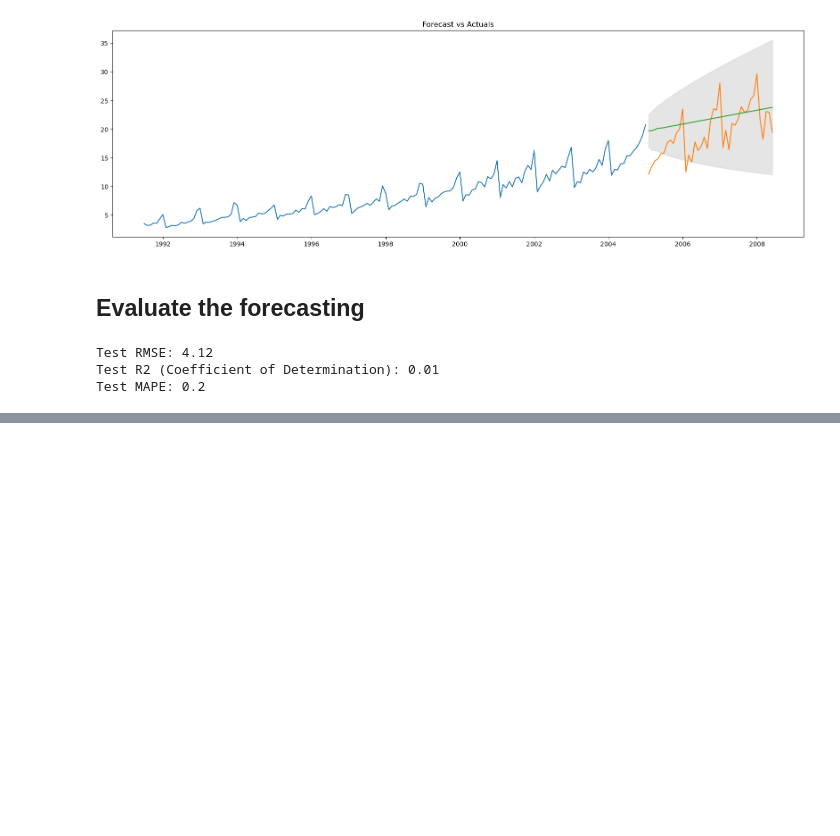
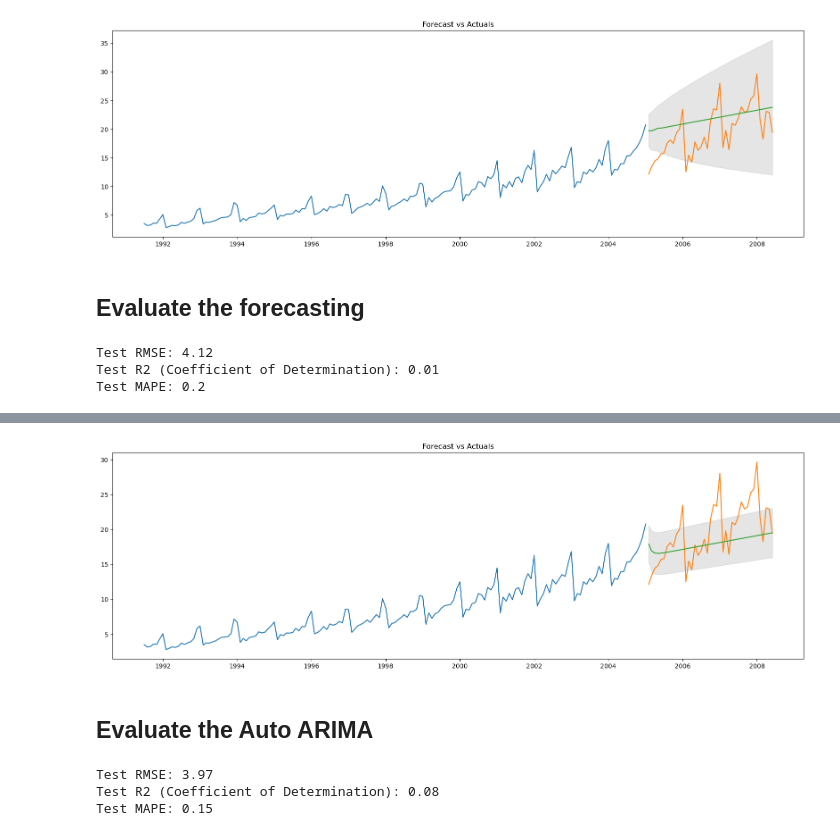
Before and after one commit to neemiasbsilva/datascience-portfolio, a Jupyter notebook: forecasting/notebooks/02_NBS_arima_model.ipynb, the cells around one changed output, grey strips where cells are left out. Cells and saved outputs as stored; diff of their text form; code cells hidden in the pictures; blank space fills up the shorter version.

```diff
--- a/forecasting/notebooks/02_NBS_arima_model.ipynb
+++ b/forecasting/notebooks/02_NBS_arima_model.ipynb
@@ -390,0 +453,4 @@ Test MAPE: 0.2
+# %%
+fc, conf_int = model.predict(n_periods=len(test), return_conf_int=True)
+df_forecast = pd.DataFrame({"value": list(fc)}, index=test.index)
+df_forecast.head()
@@ -390,0 +464,4 @@ Test MAPE: 0.2
+# %%
+# lower value	upper value
+yhat_conf_int = pd.DataFrame({"lower value": conf_int[:, 0], "upper value": conf_int[:, 1]}, index=test.index)
+yhat_conf_int.head()
@@ -390,0 +475,19 @@ Test MAPE: 0.2
+# %%
+plot_forecast(df_forecast, yhat_conf_int, train, test)
+# %% [output]
+[figure, added]
+# %% [markdown]
+## Evaluate the Auto ARIMA
+# %%
+# evaluate forecasts
+rmse = math.sqrt(mean_squared_error(test, df_forecast))
+r2 = r2_score(test, df_forecast)
+mape = mean_absolute_percentage_error(test, df_forecast)
+
+print(f"Test RMSE: {round(rmse, 2)}")
+print(f"Test R2 (Coefficient of Determination): {round(r2, 2)}")
+print(f"Test MAPE: {round(mape, 2)}")
+# %% [output]
+Test RMSE: 3.97
+Test R2 (Coefficient of Determination): 0.08
+Test MAPE: 0.15
```
Also changed, not shown: parts of 23 cells of this notebook.
